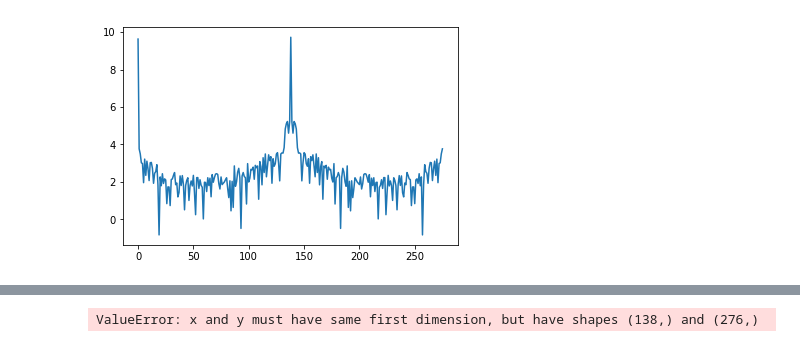
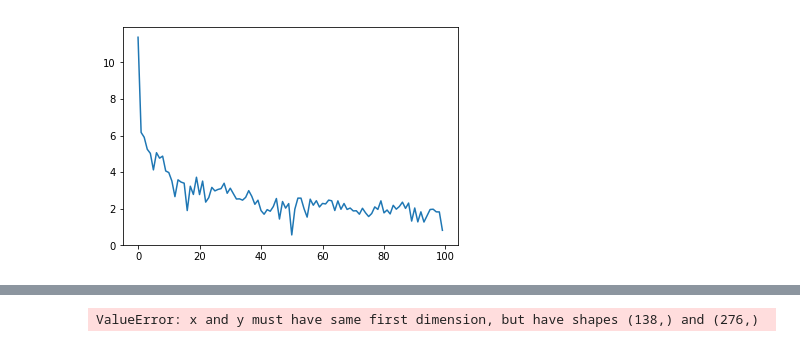
Before and after one commit to deemarc/non-contact-heart-rate-mornitoring, a Jupyter notebook: kernel_dev2.ipynb, the cells around one changed output, grey strips where cells are left out. Saved outputs shown, nothing was run; the diff lists cells and outputs as text; code cells hidden in the pictures.

```diff
--- a/kernel_dev2.ipynb
+++ b/kernel_dev2.ipynb
@@ -125,0 +84,23 @@ for cur_arr in seq_arr:
+# %%
+# # initialize numpy array for every value
+
+
+y_arr = []
+for i in range(0,6):
+    y_arr.append([])
+
+# print(len(y_arr))
+
+for cur_arr in seq_arr_hsv:
+    for row, mm_arr in enumerate(cur_arr):
+        for col, comp_item in enumerate(mm_arr):
+            index = row*len(mm_arr) + col
+            curValue = comp_item
+            y_arr[index].append(curValue)
+#             print(index)
+#             if len(y_arr[index]) == 0:
+#                 y_arr[index].append(0)
+#             else:
+#                 diff = curValue - y_arr[index][-1]
+#                 y_arr[index].append(diff)
+print('done')
@@ -132,19 +115,19 @@ print(y_arr_np.shape[1])
 # %%
 import scipy.fftpack
 
 
 # Number of samplepoints
 N = y_arr_np.shape[1]
 
 # sample spacing
 T = 1.0 / 30
 xf =np.arange(N)
-yf = np.log(scipy.fftpack.fft(y_arr_np[0]))
+yf = np.log(scipy.fftpack.fft(y_arr_np[1]))
 fig, ax = plt.subplots()
-ax.plot(xf, yf)
+ax.plot(xf[0:100], yf[0:100])
 plt.show()
 # %% [output]
-[figure, old version]
+[figure, new version]
 # %%
 import scipy.fftpack
 
```
Also changed, not shown: parts of 8 cells of this notebook, 1 other file.
